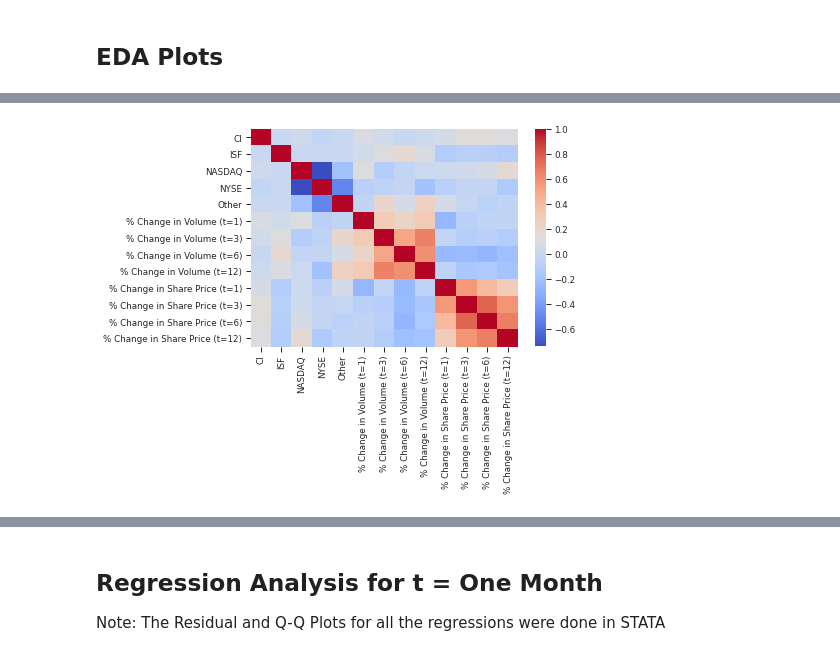
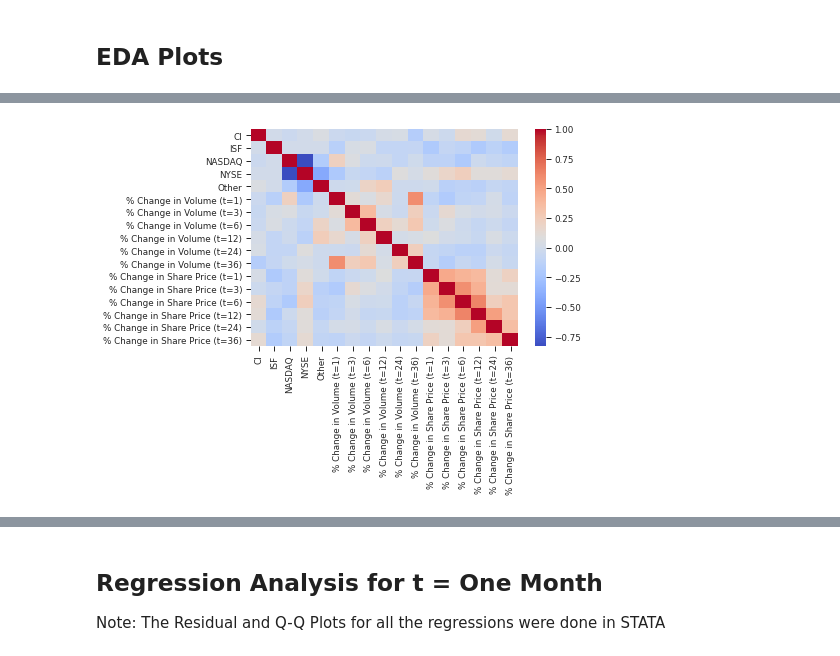
Before and after one commit to SolB77/Managerial-Economics-Senior-Thesis, a Jupyter notebook: Summary Statistics, Regression Analysis, and Visualizations.ipynb, the cells around one changed output, grey strips where cells are left out. Drawn from its saved outputs; the diff is of its cells as text; code cells hidden in the pictures.

```diff
--- a/Summary Statistics, Regression Analysis, and Visualizations.ipynb
+++ b/Summary Statistics, Regression Analysis, and Visualizations.ipynb
@@ -133,18 +172,18 @@ plt.show()
 # %%
 #Heatmap of Data
-HeatMap = sns.heatmap(data.loc[:,'CI':'one_y_diff_shareprice'].corr(),annot=False,cmap='coolwarm')#.set_title("Figure 11. Correlation Matrix/Heat Map",loc='left',fontdict={'fontweight':'bold'})
+HeatMap = sns.heatmap(data.loc[:,'CI':'three_y_diff_shareprice'].corr(),annot=False,cmap='coolwarm')#.set_title("Figure 11. Correlation Matrix/Heat Map",loc='left',fontdict={'fontweight':'bold'})
 HeatMap.set_xticklabels(['CI', 'ISF', 'NASDAQ', 'NYSE', 'Other',
        '% Change in Volume (t=1)', '% Change in Volume (t=3)', '% Change in Volume (t=6)',
-       '% Change in Volume (t=12)', '% Change in Share Price (t=1)', '% Change in Share Price (t=3)',
-       '% Change in Share Price (t=6)', '% Change in Share Price (t=12)'])
+       '% Change in Volume (t=12)', '% Change in Volume (t=24)','% Change in Volume (t=36)', '% Change in Share Price (t=1)',
+       '% Change in Share Price (t=3)', '% Change in Share Price (t=6)', '% Change in Share Price (t=12)', '% Change in Share Price (t=24)',         '% Change in Share Price (t=36)'])
 HeatMap.set_yticklabels(['CI', 'ISF', 'NASDAQ', 'NYSE', 'Other',
        '% Change in Volume (t=1)', '% Change in Volume (t=3)', '% Change in Volume (t=6)',
-       '% Change in Volume (t=12)', '% Change in Share Price (t=1)', '% Change in Share Price (t=3)',
-       '% Change in Share Price (t=6)', '% Change in Share Price (t=12)'])
+       '% Change in Volume (t=12)', '% Change in Volume (t=24)','% Change in Volume (t=36)', '% Change in Share Price (t=1)',
+       '% Change in Share Price (t=3)', '% Change in Share Price (t=6)', '% Change in Share Price (t=12)', '% Change in Share Price (t=24)',         '% Change in Share Price (t=36)'])
 HeatMap.figure.savefig("Regression Output:Visualizations/EDA Plots/Heatmap/heatmap.png",bbox_inches='tight')
 plt.show()
 # %% [output]
-[figure, old version]
+[figure, new version]
 # %%
 #Distributions of % Change in Share Price
 OneMDistofSharePriceDiff = sns.distplot(onemonthdata['one_m_diff_shareprice'])#.set_title("Figure 12. KDE of one_m_diff_shareprice",loc='left',fontdict={'fontweight':'bold'})
```
Also changed, not shown: parts of 16 cells of this notebook, 37 other files.
